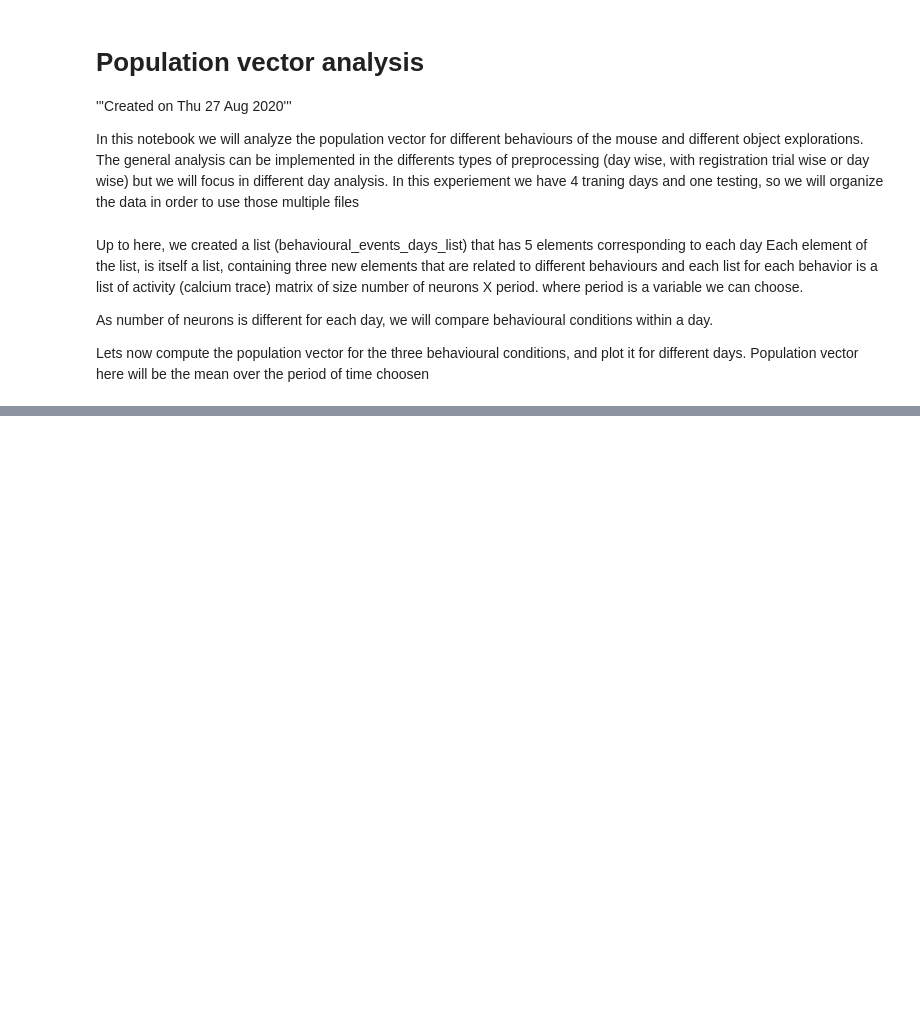
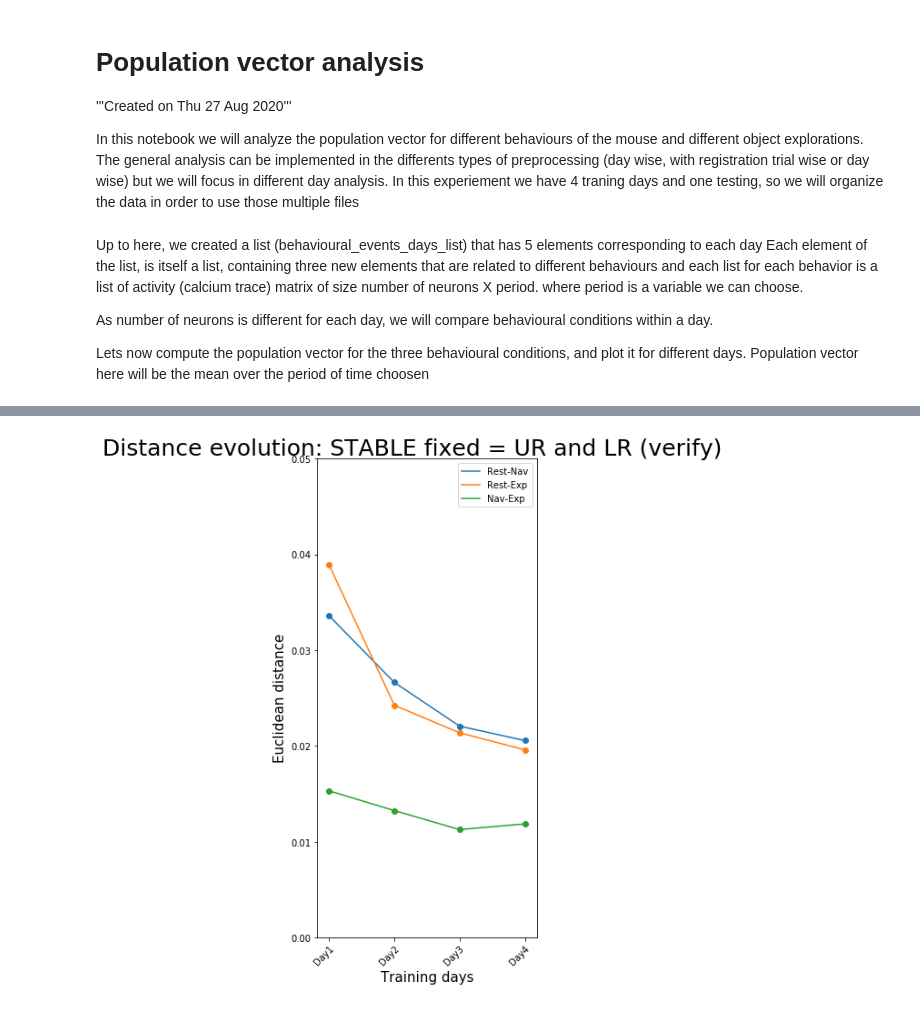
Before and after one commit to melisamc89/neural_analysys, a Jupyter notebook: src/population_vector_analysis.ipynb, the cells around one changed output, grey strips where cells are left out. Saved outputs shown, nothing was run; the diff lists cells and outputs as text; code cells hidden in the pictures; blank space fills up the shorter version.

```diff
--- a/src/population_vector_analysis.ipynb
+++ b/src/population_vector_analysis.ipynb
@@ -273,0 +347,35 @@ fig.savefig(figure_name)
+# %%
+## plot evolution of euclidean distance in multiple days
+
+evolution = np.zeros((4,3))
+for day in range(len(euclidean_distance_list)):
+    evolution[day][0] = euclidean_distance_list[day][0,1]
+    evolution[day][1] = euclidean_distance_list[day][0,2]
+    evolution[day][2] = euclidean_distance_list[day][1,2]
+
+condition = ['Rest-Nav','Rest-Exp','Nav-Exp']
+x_axes = ['Day1', 'Day2', 'Day3', 'Day4']
+fig, axes = plt.subplots(1)
+for i in range(3):
+    axes.scatter([1,2,3,4],evolution[:,i])
+    axes.plot([1,2,3,4],evolution[:,i])
+axes.legend(condition)
+axes.set_xlabel('Training days', fontsize = 15)
+axes.set_ylabel('Euclidean distance', fontsize = 15)
+x_pos = np.arange(1,5)
+axes.set_ylim([0, 0.05])
+axes.set_xticks(x_pos)
+axes.set_xticklabels(x_axes)
+plt.setp(axes.get_xticklabels(), rotation=45, ha="right",
+             rotation_mode="anchor")
+
+
+fig.tight_layout()
+fig.set_size_inches(4,10)
+fig.suptitle('Distance evolution: ' + task + ' fixed = ' + fixed  , fontsize = 25)
+
+figure_name = figure_path +'distance_evolution_events_mouse_'+f'{mouse}'+'_session_'+f'{session}'+\
+                             '_binsize_'+f'{re_sf}'+'_period_'+ f'{period}'  +'.png'
+fig.savefig(figure_name)
+# %% [output]
+[figure, added]
```
Also changed, not shown: parts of 3 cells of this notebook, 1 other file.
